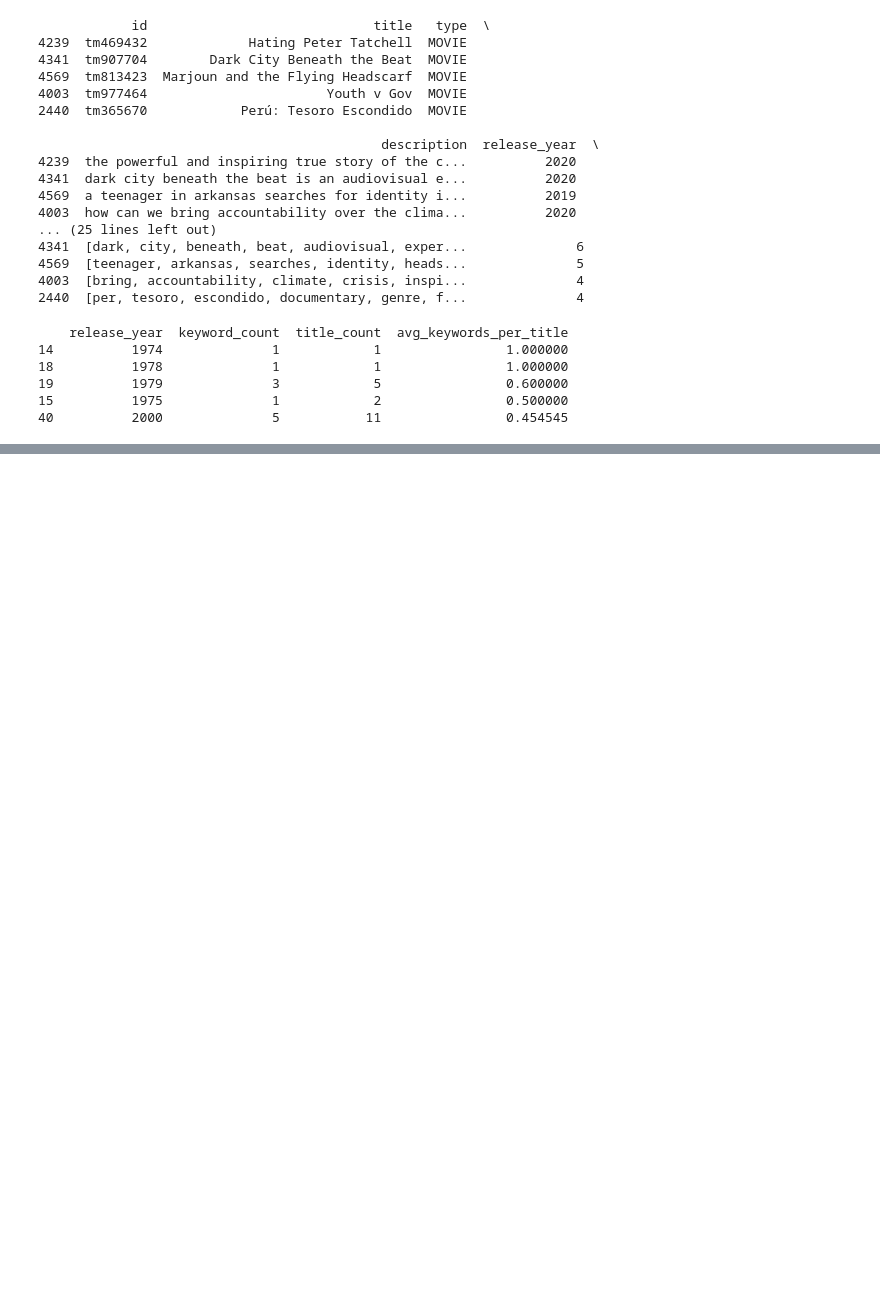
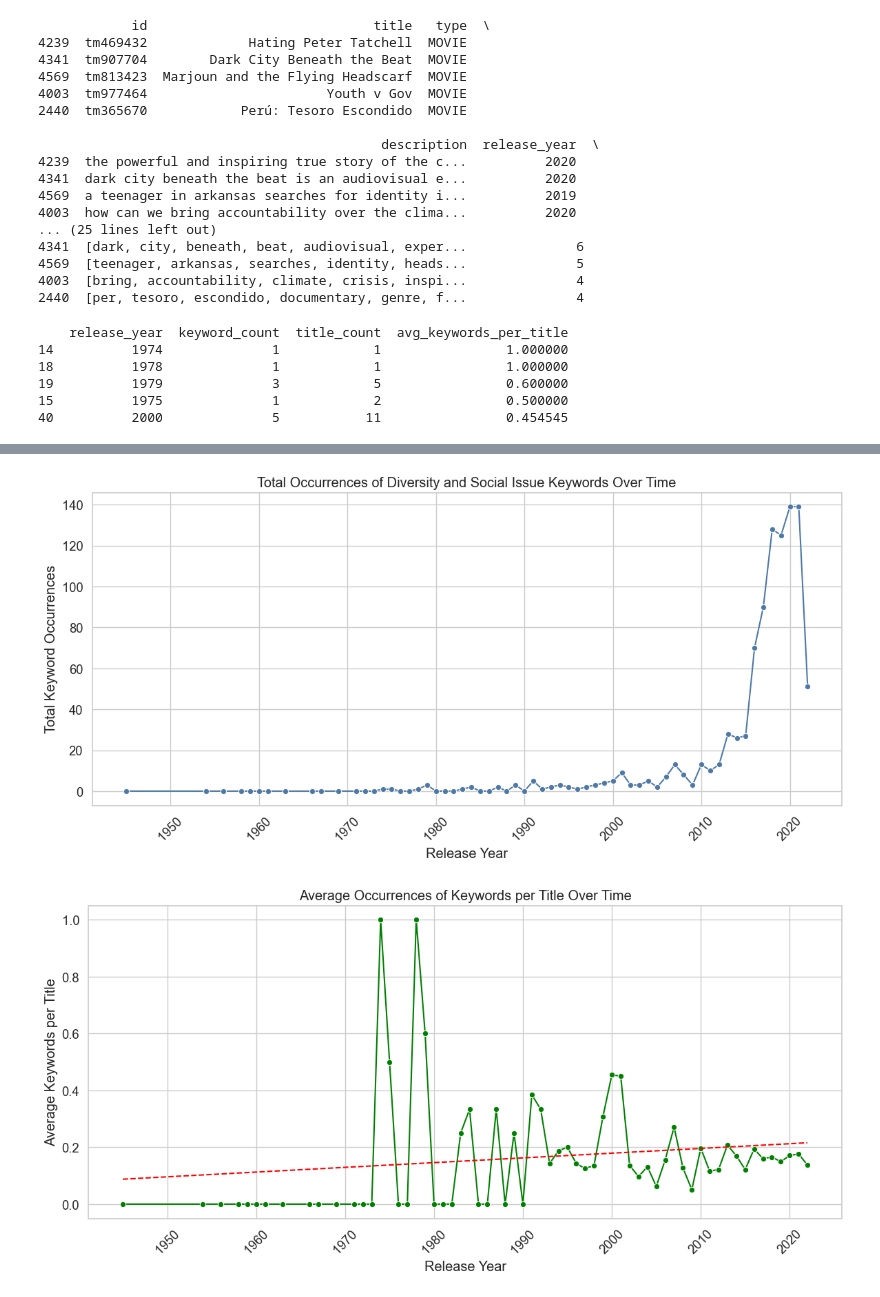
Before and after one commit to cparthiv/RHS-TSA-Data-Science-Qualifier-2024, a Jupyter notebook: main.ipynb, the cells around one changed output, grey strips where cells are left out. Saved outputs shown, nothing was run; the diff lists cells and outputs as text; code cells hidden in the pictures; blank space fills up the shorter version.

Commit message:
graphing diversity keywords

```diff
--- a/main.ipynb
+++ b/main.ipynb
@@ -281,0 +286,33 @@ print(keyword_trends.sort_values(by='avg_keywords_per_title', ascending=False).h
+# %%
+from scipy.stats import linregress
+plt.rcParams['text.usetex'] = False
+
+sns.set_style('whitegrid')
+plt.figure(figsize=(12, 6))
+sns.lineplot(data=keyword_trends, x='release_year', y='keyword_count', marker='o')
+plt.title('Total Occurrences of Diversity and Social Issue Keywords Over Time')
+plt.xlabel('Release Year')
+plt.ylabel('Total Keyword Occurrences')
+plt.xticks(rotation=45)
+plt.tight_layout()
+plt.show()
+
+# Plotting average keywords per title
+plt.figure(figsize=(12, 6))
+sns.lineplot(data=keyword_trends, x='release_year', y='avg_keywords_per_title', marker='o', color='green')
+
+# Best fit
+slope, intercept, r_value, p_value, std_err = linregress(keyword_trends['release_year'], keyword_trends['avg_keywords_per_title'])
+x_vals = keyword_trends['release_year']
+y_vals = intercept + slope * x_vals
+plt.plot(x_vals, y_vals, color='red', linestyle='--', label=f'Best Fit Line (R^2 = {r_value**2:.2f})')
+
+plt.title('Average Occurrences of Keywords per Title Over Time')
+plt.xlabel('Release Year')
+plt.ylabel('Average Keywords per Title')
+plt.xticks(rotation=45)
+plt.tight_layout()
+plt.show()
+# %% [output]
+[figure, added]
+[figure, added]
```
Also changed, not shown: parts of 2 cells of this notebook.
